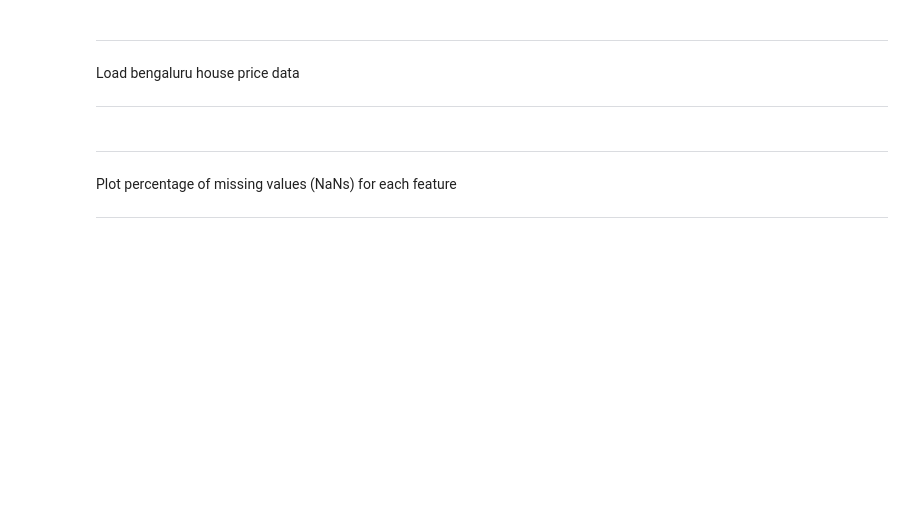
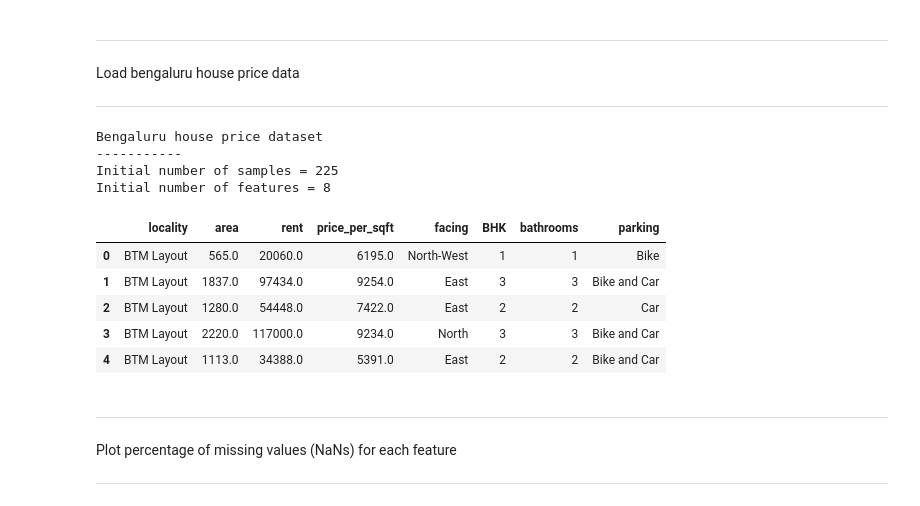
Before and after one commit to suhasgowda01/houseprice-ml-lab, a Jupyter notebook: notebooks/template.ipynb, the cells around one changed output. Saved outputs shown, nothing was run; the diff lists cells and outputs as text; code cells hidden in the pictures; blank space fills up the shorter version.

```diff
--- a/notebooks/template.ipynb
+++ b/notebooks/template.ipynb
@@ -79,14 +77,25 @@ Load bengaluru house price data
 ---
 # %%
 ## Load Bengaluru house price data
-file = ?
+file = DATA_DIR + 'houseprices.csv'
 df= pd.read_csv(file, header = 0)
 
 print('Bengaluru house price dataset')
 print('-----------')
 print('Initial number of samples = %d'%(df.shape[0]))
 print('Initial number of features = %d\n'%(df.shape[1]))
 df.head(5)
+# %% [output]
+Bengaluru house price dataset
+-----------
+Initial number of samples = 225
+Initial number of features = 8
+|  | locality | area | rent | price_per_sqft | facing | BHK | bathrooms | parking |
+| 0 | BTM Layout | 565.0 | 20060.0 | 6195.0 | North-West | 1 | 1 | Bike |
+| 1 | BTM Layout | 1837.0 | 97434.0 | 9254.0 | East | 3 | 3 | Bike and Car |
+| 2 | BTM Layout | 1280.0 | 54448.0 | 7422.0 | East | 2 | 2 | Car |
+| 3 | BTM Layout | 2220.0 | 117000.0 | 9234.0 | North | 3 | 3 | Bike and Car |
+| 4 | BTM Layout | 1113.0 | 34388.0 | 5391.0 | East | 2 | 2 | Bike and Car |
 # %% [markdown]
 ---
 
```
Also changed, not shown: parts of 4 cells of this notebook, 1 other file.
